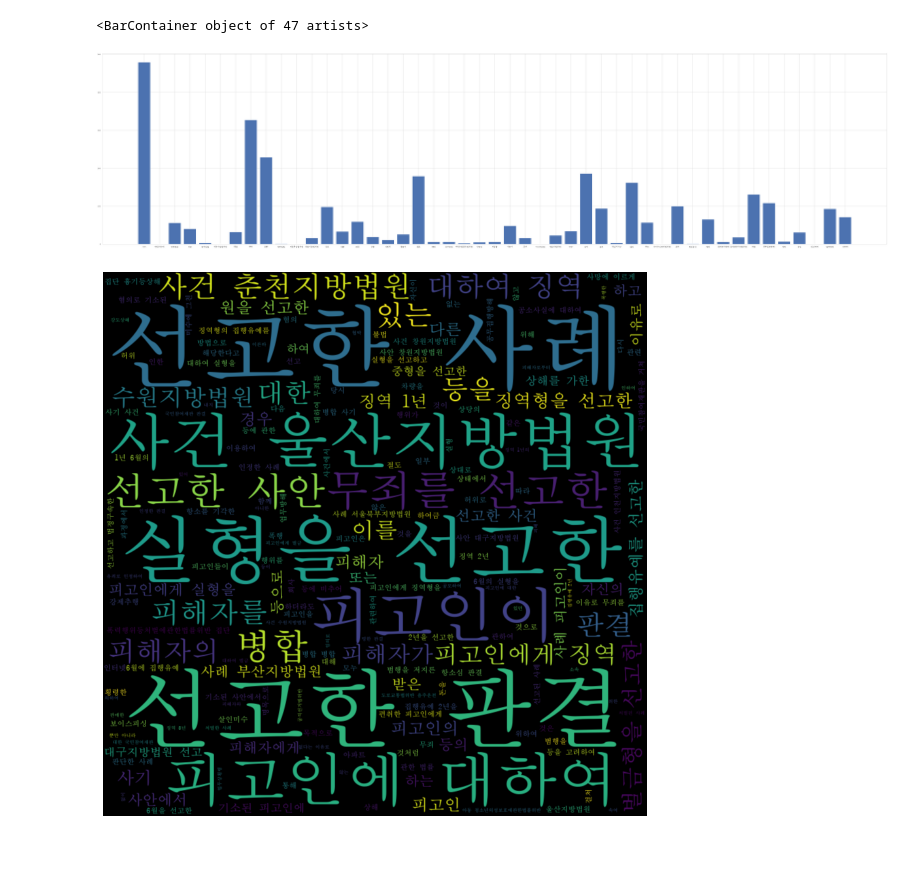
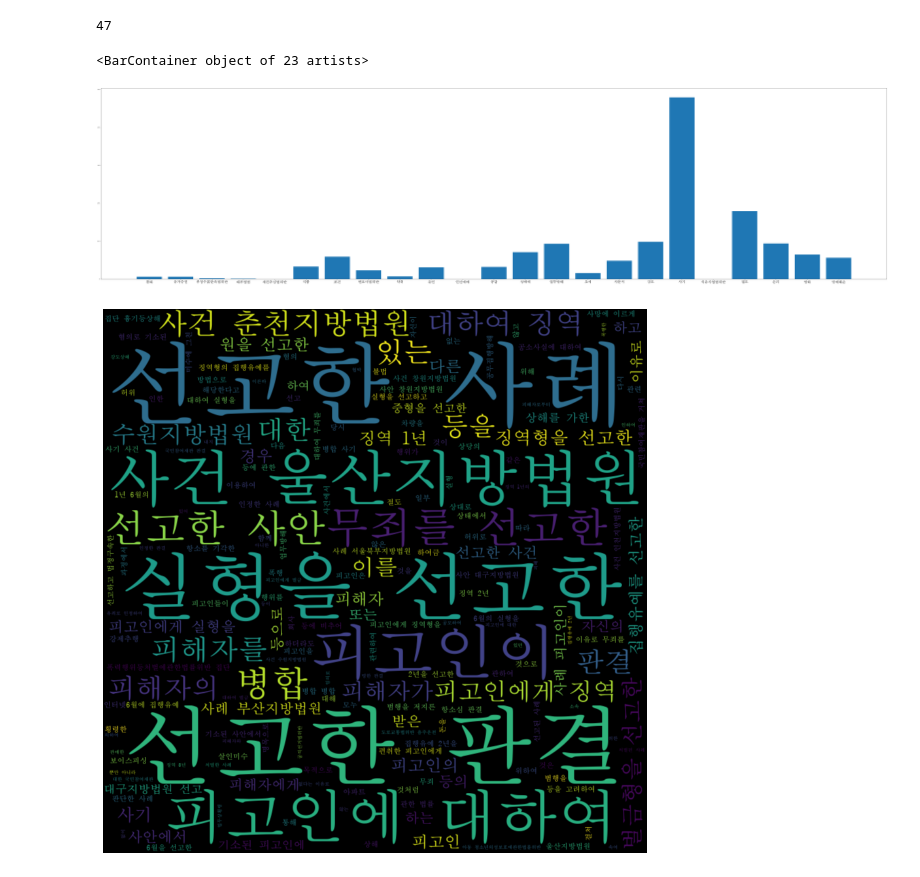
Before and after one commit to eunwooim/Datacampus-KU, a Jupyter notebook: data_processing/00_simple_eda.ipynb, the cells around one changed output. Saved outputs shown, nothing was run; the diff lists cells and outputs as text; code cells hidden in the pictures; blank space fills up the shorter version.

```diff
--- a/data_processing/00_simple_eda.ipynb
+++ b/data_processing/00_simple_eda.ipynb
@@ -36,12 +36,18 @@ font_location = r'C:\Windows\Fonts\batang.ttc' # For Windows
 font_name = fm.FontProperties(fname=font_location).get_name()
 matplotlib.rc('font', family=font_name)
 %matplotlib inline
+# %%
+len(crime_list)
+# %% [output]
+47
 # %%
 f, ax = plt.subplots(figsize=(80,20))
-plt.bar(crime_list, crime_count)
+ax.tick_params(axis='x', which='major', labelsize=20)
+ax.tick_params(axis='y', which='major', labelsize=8)
+plt.bar(crime_list[24:], crime_count[24:])
 # %% [output]
-<BarContainer object of 47 artists>
+<BarContainer object of 23 artists>
-[figure, old version]
+[figure, new version]
 # %%
 title_list = [t.replace('형사', '') for t in title_list]
 train_chat = [chat for chat in title_list if type(chat) is str]
```
